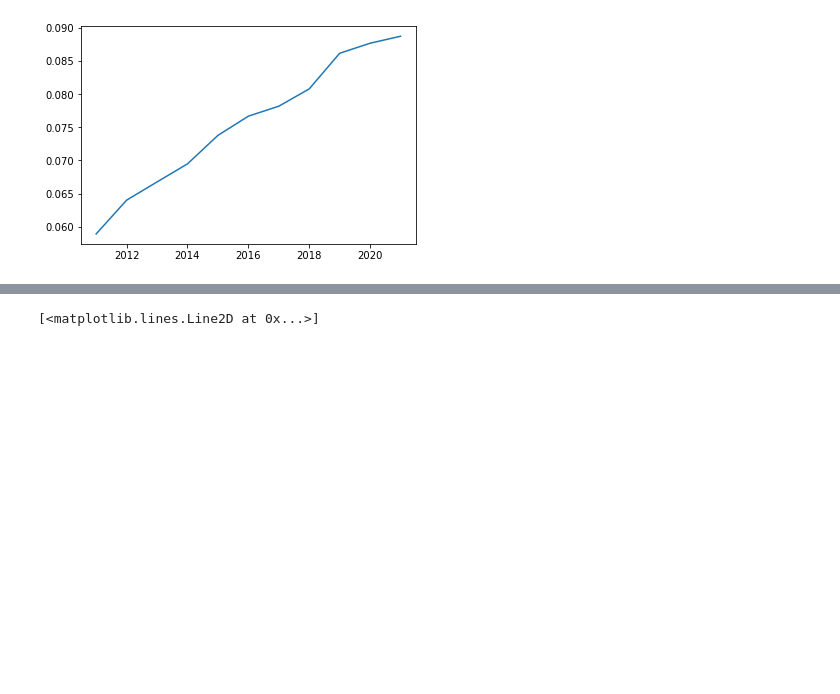
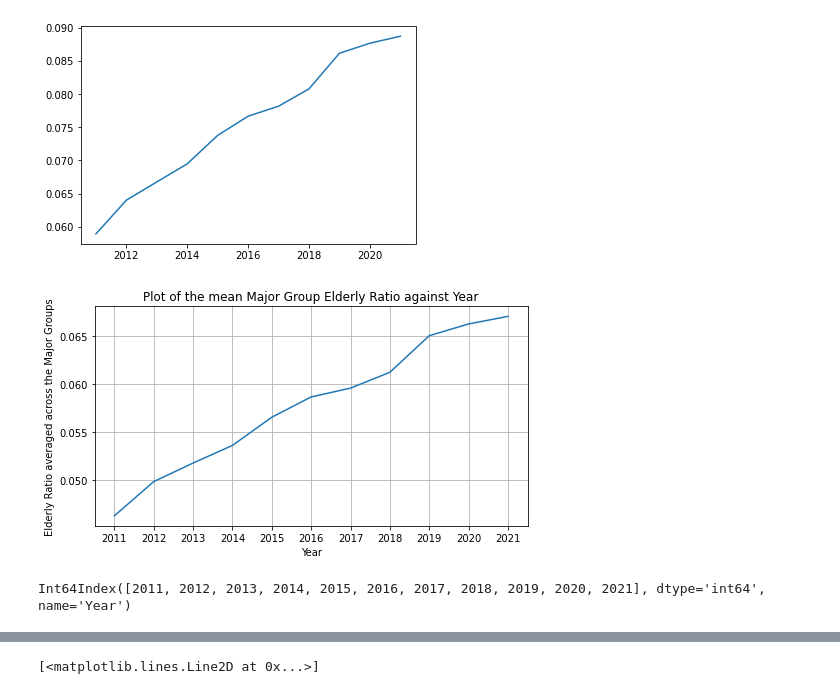
Before and after one commit to terencetan-c/4YP-The-Future-of-Work, a Jupyter notebook: Data cleaning/Data cleaning.ipynb, the cells around one changed output, grey strips where cells are left out. Cells and saved outputs as stored; diff of their text form; code cells hidden in the pictures; blank space fills up the shorter version.

```diff
--- a/Data cleaning/Data cleaning.ipynb
+++ b/Data cleaning/Data cleaning.ipynb
@@ -452,3 +471,28 @@ plt.plot(ratio_major_mean)      # Change in ratio over Major Groups over the yea
 # %% [output]
 [<matplotlib.lines.Line2D at 0x...>]
 [figure]
+# %%
+# Old to total ratio
+
+total_prop = joint_processed.iloc[:,1]
+prop = old/total_prop
+prop=pd.concat([joint_processed[['Occupation','Year','Major Group','Minor Group','Broad Group','Detailed Occupation']],prop],axis=1)
+prop=prop.rename(columns={0:'Elderly proportion'})
+prop_major = prop[(prop['Minor Group']=='-')&(joint_processed['Broad Group']=='-')&(joint_processed['Detailed Occupation']=='-')]
+
+prop_major_mean=prop_major[['Year','Elderly proportion']].groupby('Year').agg('mean')     # Note than certain ratios are inf because those occupations have zero young people; need to filter them out first
+plt.rcParams["figure.figsize"] = [7.00, 4]
+plt.rcParams["figure.autolayout"] = True
+plt.plot(range(len(prop_major_mean)),prop_major_mean)      # Change in ratio over Major Groups over the years
+plt.xticks(range(len(prop_major_mean)), prop_major_mean.index)
+plt.title('Plot of the mean Major Group Elderly Ratio against Year')
+plt.xlabel('Year')
+plt.ylabel('Elderly Ratio averaged across the Major Groups')
+plt.grid()
+plt.show()
+# %% [output]
+[figure, added]
+# %%
+prop_major_mean.index
+# %% [output]
+Int64Index([2011, 2012, 2013, 2014, 2015, 2016, 2017, 2018, 2019, 2020, 2021], dtype='int64', name='Year')
```
Also changed, not shown: parts of 15 cells of this notebook, 20 other files.
